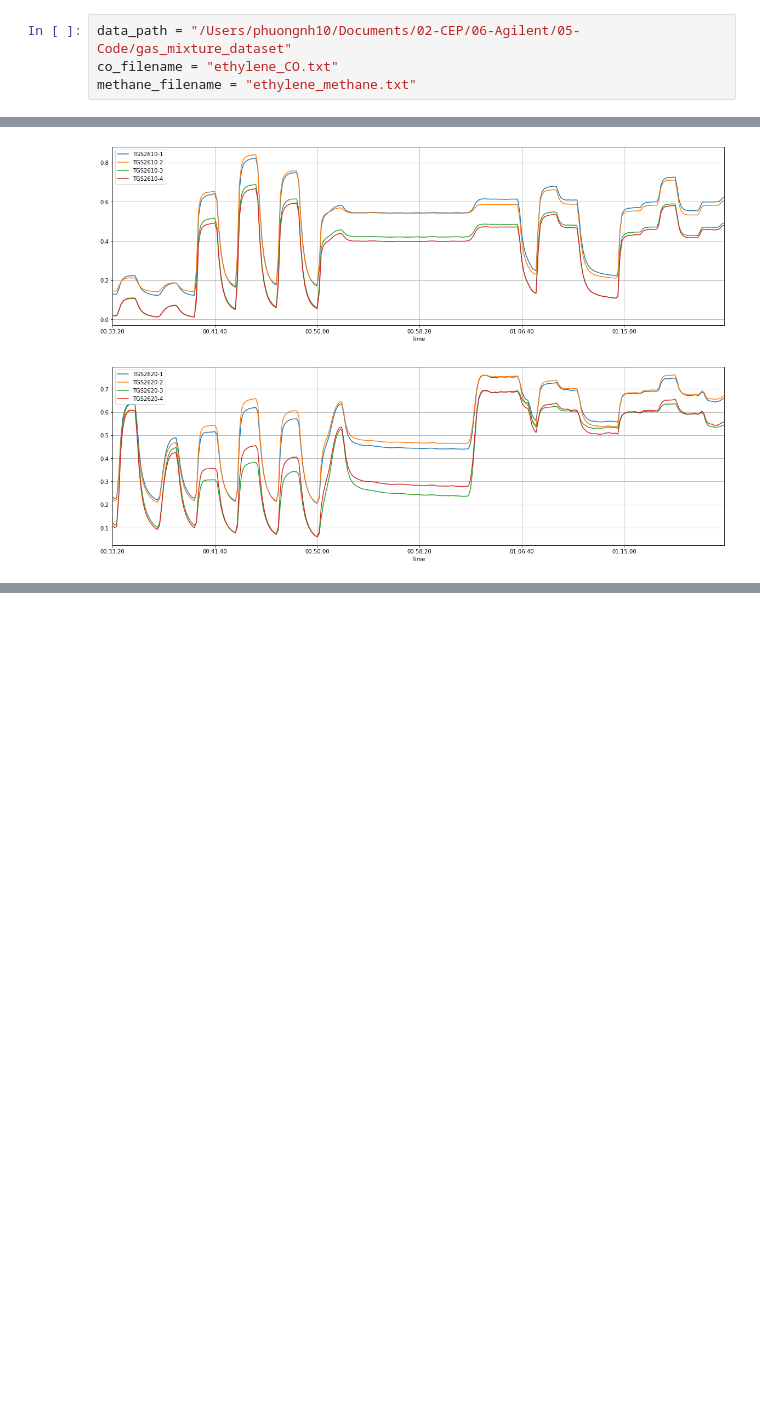
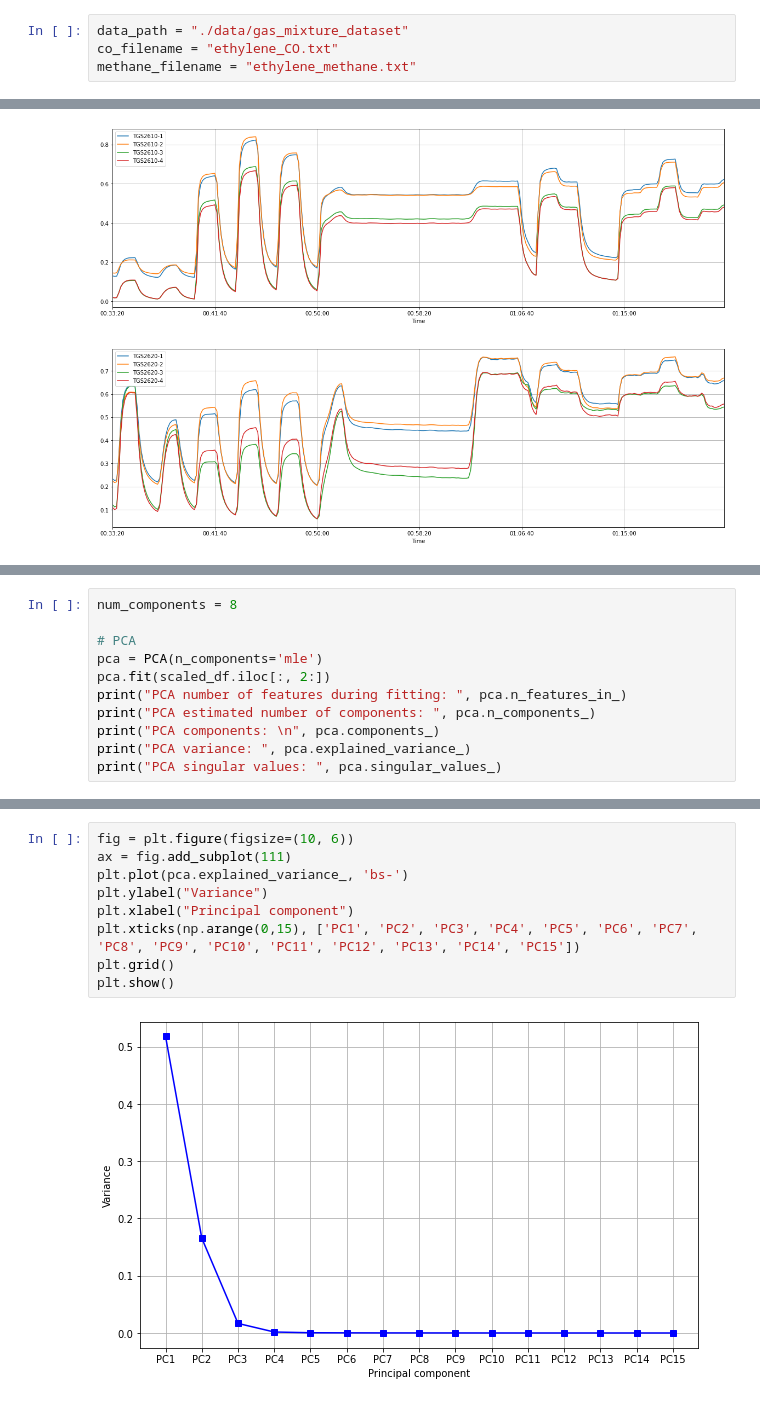
Before and after one commit to hoang-phuong-nguyen/Gas-data-analytics, a Jupyter notebook: Gas_mixture_classification.ipynb, the cells around one changed output, grey strips where cells are left out. Cells and saved outputs as stored; diff of their text form; blank space fills up the shorter version.

```diff
--- a/Gas_mixture_classification.ipynb
+++ b/Gas_mixture_classification.ipynb
@@ -63,5 +67,5 @@ from sklearn.preprocessing import MinMaxScaler
 # %%
-data_path = "/Users/phuongnh10/Documents/02-CEP/06-Agilent/05-Code/gas_mixture_dataset"
+data_path = "./data/gas_mixture_dataset"
 co_filename = "ethylene_CO.txt"
 methane_filename = "ethylene_methane.txt"
 # %%
@@ -224,0 +252,11 @@ plt.show()
+# %%
+num_components = 8
+
+# PCA
+pca = PCA(n_components='mle')
+pca.fit(scaled_df.iloc[:, 2:])
+print("PCA number of features during fitting: ", pca.n_features_in_)
+print("PCA estimated number of components: ", pca.n_components_)
+print("PCA components: \n", pca.components_)
+print("PCA variance: ", pca.explained_variance_)
+print("PCA singular values: ", pca.singular_values_)
@@ -224,0 +284,11 @@ plt.show()
+# %%
+fig = plt.figure(figsize=(10, 6))
+ax = fig.add_subplot(111)
+plt.plot(pca.explained_variance_, 'bs-')
+plt.ylabel("Variance")
+plt.xlabel("Principal component")
+plt.xticks(np.arange(0,15), ['PC1', 'PC2', 'PC3', 'PC4', 'PC5', 'PC6', 'PC7', 'PC8', 'PC9', 'PC10', 'PC11', 'PC12', 'PC13', 'PC14', 'PC15'])
+plt.grid()
+plt.show()
+# %% [output]
+[figure, added]
```
Also changed, not shown: parts of 8 cells of this notebook.
